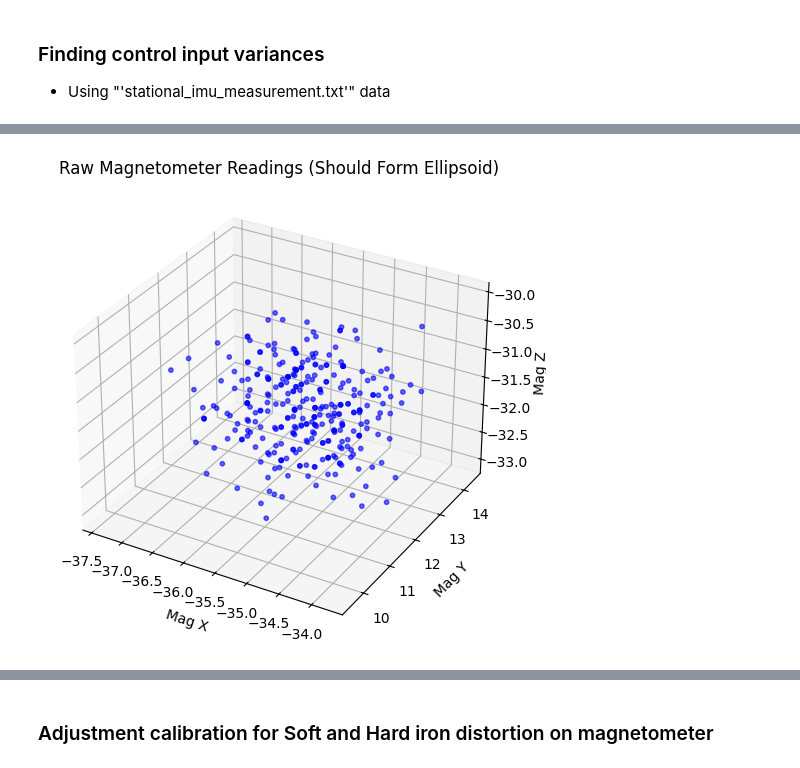
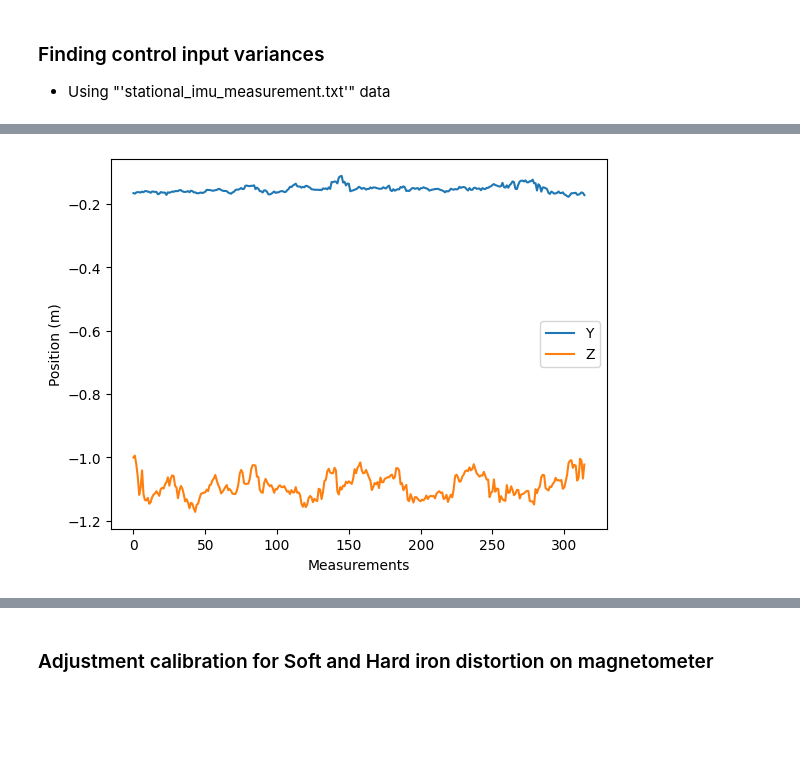
Before and after one commit to Jin00x/UKF_3D, a Jupyter notebook: ukf/ukf_3d_NED_6_dim_u.ipynb, the cells around one changed output, grey strips where cells are left out. Saved outputs shown, nothing was run; the diff lists cells and outputs as text; code cells hidden in the pictures; blank space fills up the shorter version.

```diff
--- a/ukf/ukf_3d_NED_6_dim_u.ipynb
+++ b/ukf/ukf_3d_NED_6_dim_u.ipynb
@@ -580,7 +580,7 @@ with open(path + txt_file) as f:
         line = line.strip().split("/")
         time, x, y, z, ax, ay, az, wx, wy, wz, mx, my, mz = list(map(float, line))
 
-        # wx, wy, wz = (math.radians(wx), math.radians(wy), math.radians(wz))
+        wx, wy, wz = (math.radians(wx), math.radians(wy), math.radians(wz))
         x, y, z = -y, -x, -z
 
         mags.append([mx, my, mz])
@@ -591,96 +591,14 @@ with open(path + txt_file) as f:
 for i, name in enumerate(names):
     print(f"{name} Var: {np.var(np.array(collections[i]))}")
 
-# mag plot
-
-mag = np.array(mags)
-
-# Split components
-mx, my, mz = mag[:, 0], mag[:, 1], mag[:, 2]
-
-# Plot
-fig = plt.figure(figsize=(8, 6))
-ax = fig.add_subplot(111, projection='3d')
-ax.scatter(mx, my, mz, c='b', s=10, alpha=0.6)
-
-ax.set_xlabel('Mag X')
-ax.set_ylabel('Mag Y')
-ax.set_zlabel('Mag Z')
-ax.set_title('Raw Magnetometer Readings (Should Form Ellipsoid)')
-
-# plt.show()
-
-
-# calibration for soft and hard iron distortion
-mags = np.array(mags)
-X, Y, Z = mags[:, 0], mags[:, 1], mags[:, 2]
-
-D = np.stack([
-    X*X, Y*Y, Z*Z,
-    X*Y, X*Z, Y*Z,
-    X, Y, Z,
-    np.ones_like(X)
-], axis=1)  # shape (N, 10)
-
-_, _, V = np.linalg.svd(D)
-beta = V[-1, :]
-A, B, C, D, E, F, G, H, I, J = beta
-Q = np.array([
-    [A, D/2, E/2],
-    [D/2, B, F/2],
-    [E/2, F/2, C]
-])
-
-# Offset vector
-u = np.array([G, H, I]) / -2
-
-# Center of ellipsoid (hard iron bias)
-bias = np.linalg.solve(Q, u)
-
-# Translate data
-translated = mags - bias
-
-# Recompute Q0 (Q is for translated ellipsoid)
-Q0 = Q
-
-# Compute the scaling matrix (soft iron distortion)
-evals, evecs = np.linalg.eigh(Q0)
-
-# Ensure all eigenvalues are positive
-scale = np.sqrt(1.0 / np.abs(evals))  # soft iron scaling
-
-S_inv = evecs @ np.diag(scale) @ evecs.T  # inverse of soft-iron distortion matrix
-
-corrected_mags = []
-for mag in mags:
-    mag = np.array(mag)
-    corrected_mag = S_inv @ (mag - bias)
-    corrected_mags.append(corrected_mag)
-
-
-corrected_mags = np.array(corrected_mags)
-mx, my, mz = corrected_mags[:, 0], corrected_mags[:, 1], corrected_mags[:, 2]
-
-# Plot
-fig = plt.figure(figsize=(8, 6))
-ex = fig.add_subplot(111, projection='3d')
-ex.scatter(mx, my, mz, c='b', s=10, alpha=0.6)
-
-ex.set_xlabel('Mag X')
-ex.set_ylabel('Mag Y')
-ex.set_zlabel('Mag Z')
-ex.set_title('Corrected Magnetometer Readings')
-
-plt.show()
-
 
 # plt.plot(collections[0], label='X')
-# plt.plot(collections[1], label='Y')
-# plt.plot(collections[2], label='Z')
-# plt.xlabel('Measurements')
-# plt.ylabel('Position (m)')
-# plt.legend()
-# plt.show()
+plt.plot(collections[1], label='Y')
+plt.plot(collections[2], label='Z')
+plt.xlabel('Measurements')
+plt.ylabel('Position (m)')
+plt.legend()
+plt.show()
 # %% [output]
 Opening file:  stational_imu_measurement.txt
 x Var: 3.5140257117854756e-06
@@ -695,4 +613,4 @@ wz Var: 0.06909022972637234
 mx Var: 0.42958375480439925
 my Var: 0.5100024243195852
 mz Var: 0.36701111145961435
-[figure, old version]
+[figure, new version]
```
Also changed, not shown: parts of 1 cell of this notebook, 10 other files.
